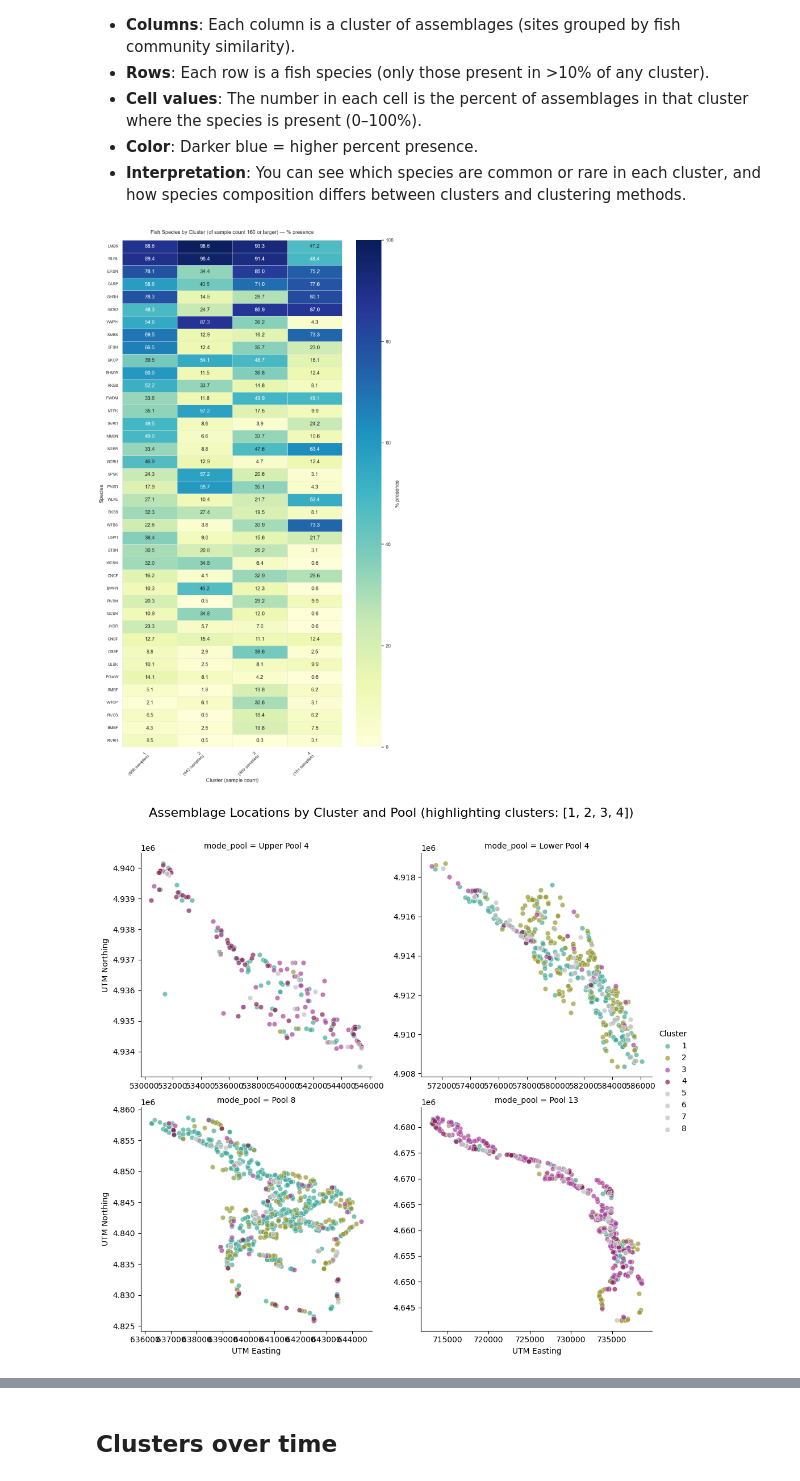
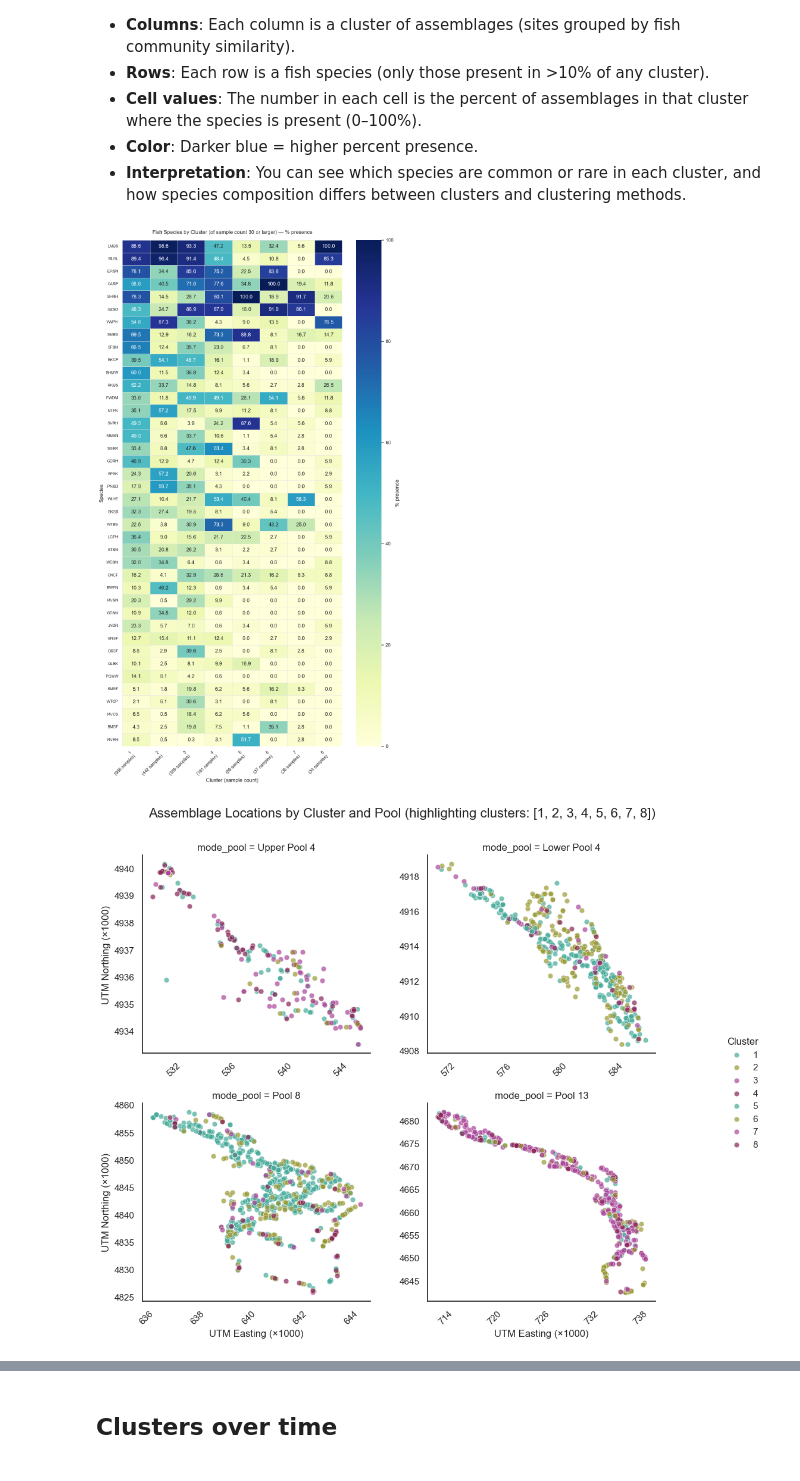
Before and after one commit to jppeirce/ltrm_fish, a Jupyter notebook: 3cluster_visualization.ipynb, the cells around one changed output, grey strips where cells are left out. Drawn from its saved outputs; the diff is of its cells as text; code cells hidden in the pictures.

Commit message:
all8clusters

```diff
--- a/3cluster_visualization.ipynb
+++ b/3cluster_visualization.ipynb
@@ -91,7 +94,7 @@ jac_comp = fish_explore.groupby('cluster')[top_species].mean() * 100
 # Filter clusters with size >= 10
 # 4 cluster size > 160
 # 8 cluster size > 30
-cluster_filter = 160
+cluster_filter = 30
 cluster_sizes = df_explore['cluster'].value_counts()
 cluster_sizes = cluster_sizes[cluster_sizes >= cluster_filter]
 cluster_order = [c for c in cluster_sizes.index if c in jac_comp.index]
@@ -135,8 +138,9 @@ fig.savefig(
     format='jpeg',
     pil_kwargs={'quality': 95, 'optimize': True, 'progressive': True}
 )
+p.save('cluster_composition.jpg', dpi=300, verbose=False)
 # %% [output]
-[figure, old version]
+[figure, new version]
 # %%
 import tol_colors as tc
 
@@ -148,7 +152,7 @@ GREY_COLOR = (0.75, 0.75, 0.75)  # light gray for non-highlighted clusters
 # =============================================================================
 # CONFIGURATION: Select clusters to highlight
 # =============================================================================
-highlight_clusters = [1, 2, 3, 4]  # <-- CHANGE THIS to select clusters (set to None or [] to show all)
+highlight_clusters = [1, 2, 3, 4, 5, 6, 7, 8]  # <-- CHANGE THIS to select clusters (set to None or [] to show all)
 
 # Minimum cluster size filter
 min_cluster_size = 30
@@ -192,36 +196,48 @@ color_map = {}
 for c in unique_clusters:
     if highlight_clusters:
         # If highlighting, only selected clusters get their color
         if c in highlight_clusters:
             color_map[c] = get_cluster_color(c)
         else:
             color_map[c] = GREY_COLOR
     else:
         # No highlighting: all clusters get their assigned color
         color_map[c] = get_cluster_color(c)
 
 g = sns.FacetGrid(
     df_plot,
     col="mode_pool",
     hue="cluster",
     palette=color_map,
-    col_wrap=2,  # 2 columns: Upper/Lower Pool 4 on row 1, Pool 8/13 on row 2
+    col_wrap=2,
     height=5,
     sharex=False,
     sharey=False
 )
 g.map_dataframe(sns.scatterplot, x="utm_e", y="utm_n", alpha=0.7, s=40)
-g.add_legend(title="Cluster")
-g.set_axis_labels("UTM Easting", "UTM Northing")
-g.figure.subplots_adjust(top=0.90)
 
-# Update title based on selection
+# Format axes in thousands
+for ax in g.axes.flat:
+    ax.tick_params(axis='x', rotation=45)
+    ax.xaxis.set_major_locator(plt.MaxNLocator(nbins=5))
+    ax.xaxis.set_major_formatter(plt.FuncFormatter(lambda x, p: f'{x/1000:.0f}'))
+    ax.yaxis.set_major_formatter(plt.FuncFormatter(lambda y, p: f'{y/1000:.0f}'))
+
+g.set_axis_labels("UTM Easting (×1000)", "UTM Northing (×1000)")
+
+# Add legend positioned closer to the plots
+g.add_legend(title="Cluster", bbox_to_anchor=(1.0, 0.5), loc='center left')
+
+# Update title
 if highlight_clusters:
     title_suffix = f" (highlighting clusters: {highlight_clusters})"
 else:
     title_suffix = ""
 g.figure.suptitle(f"Assemblage Locations by Cluster and Pool{title_suffix}", fontsize=16)
 
+# Adjust layout with more bottom space for rotated labels and proper right margin
+g.figure.subplots_adjust(right=0.9, bottom=0.15, top=0.90, hspace=0.25, wspace=0.25)
+
 plt.show()
 # %% [output]
-[figure, old version]
+[figure, new version]
```
Also changed, not shown: parts of 21 cells of this notebook, 5 other files.
